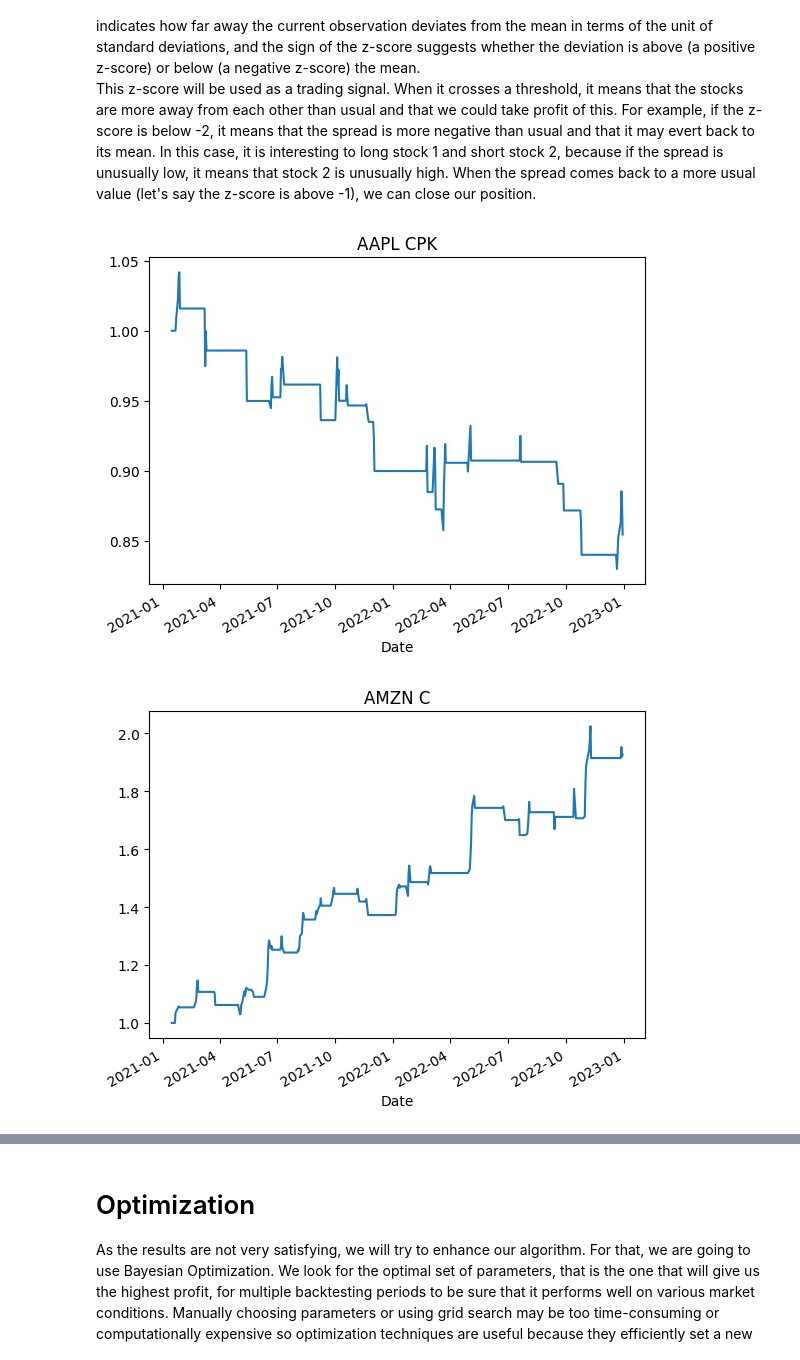
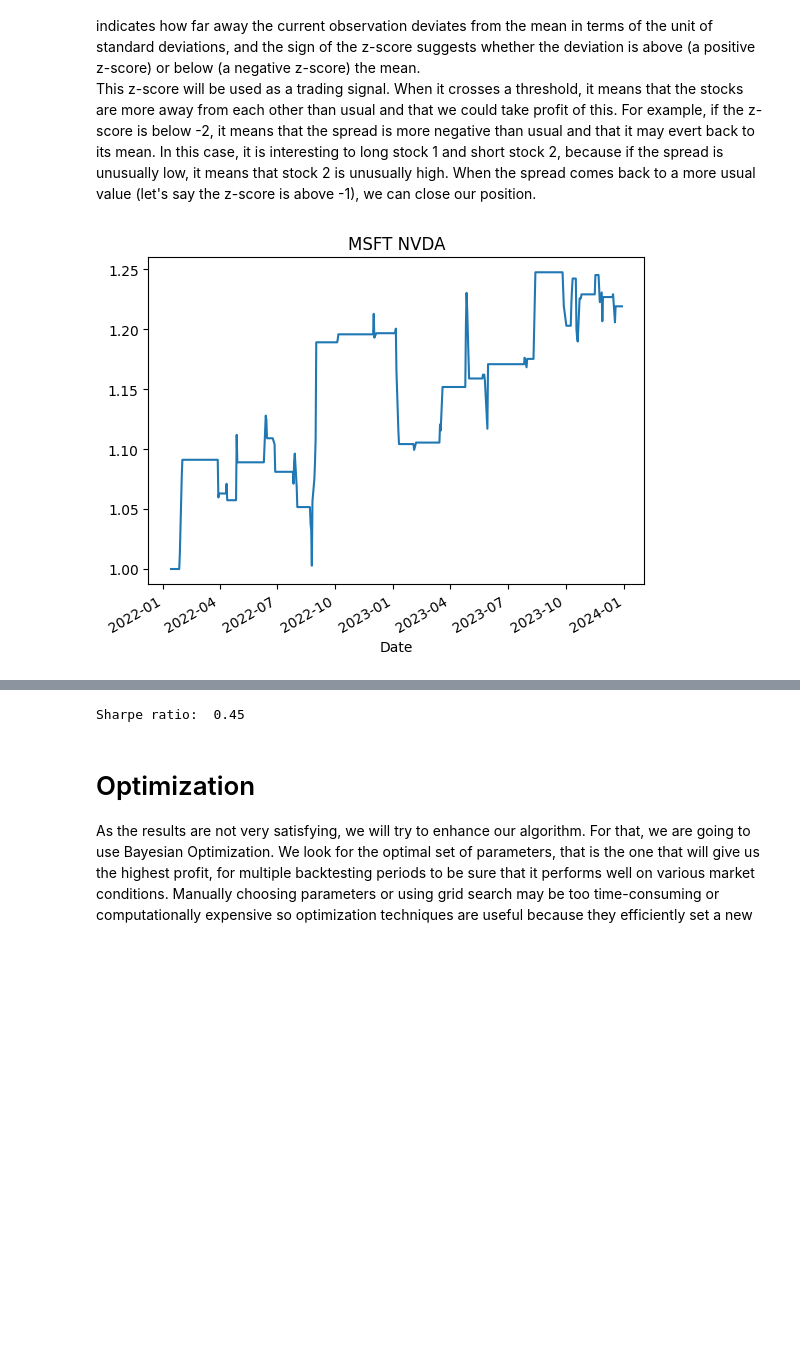
Before and after one commit to Yohann0/Finance, a Jupyter notebook: Pairs trading strategy.ipynb, the cells around one changed output, grey strips where cells are left out. Cells and saved outputs as stored; diff of their text form; code cells hidden in the pictures; blank space fills up the shorter version.

Commit message:
Little modification on Pairs trading strategy. New Momentum trading strategy. New HJM implementation.

```diff
--- a/Pairs trading strategy.ipynb
+++ b/Pairs trading strategy.ipynb
@@ -15,9 +43,9 @@ import matplotlib.pyplot as plt
 # %%
 stocks = ['GOOG', 'MSFT', 'AAPL', 'TSLA', 'META', 'NFLX', 'NVDA', 'AMZN', 'BABA', 'INTC', 'PYPL', 'GM', 'PIO', 'C', 'SUP', 'DIS', 'XLI', 'COKE', 'ELP', 'VZ', 'CPK', 'WCN', 'F', 'WOOD']
-start_date="2021-01-01"
-end_date="2022-12-31"
+start_date_trading="2022-01-01"
+end_date_trading="2023-12-31"
 
-df = yf.download(stocks, start=start_date, end=end_date)['Adj Close']
+df = yf.download(stocks, start=start_date_trading, end=end_date_trading)['Adj Close']
 # %% [output]
 [*********************100%%**********************]  24 of 24 completed
 # %% [markdown]
@@ -71,56 +87,68 @@ coint_stocks
+# %%
+stock1, stock2=stock_pairs[np.array(pvalues).argmin()]
+stock1, stock2= ('MSFT', 'NVDA')
 # %% [markdown]
 For each pair of cointegrated stock, we calculate the residuals of the linear regression between the two stocks. These are the spreads between the two stocks, that are unexplained by the other stock. As the stocks are cointegrated, the spread is a white noise. \
 Then, we standardize the spread using Z-score: $z=\frac{X-\mu}{\sigma}$. It allows us to have a comparable number between stock that have different means and standard deviations. The magnitude of the z-score indicates how far away the current observation deviates from the mean in terms of the unit of standard deviations, and the sign of the z-score suggests whether the deviation is above (a positive z-score) or below (a negative z-score) the mean. \
 This z-score will be used as a trading signal. When it crosses a threshold, it means that the stocks are more away from each other than usual and that we could take profit of this. For example, if the z-score is below -2, it means that the spread is more negative than usual and that it may evert back to its mean. In this case, it is interesting to long stock 1 and short stock 2, because if the spread is unusually low, it means that stock 2 is unusually high. When the spread comes back to a more usual value (let's say the z-score is above -1), we can close our position.
 # %%
-for stock1, stock2 in coint_stocks:
+def sharpe_ratio(df, stock1, stock2, entry_threshold=2, exit_threshold=1, riskfree_rate=.04, plot_cum_returns=True, test_X=None):
     Y = df[stock1]
     X = df[stock2]
     X_with_constant = sm.add_constant(X)
-    model = OLS(Y, X_with_constant).fit() # estimate linear regression coefficients
-    spread = Y - model.predict()
+    model_ols = OLS(Y, X_with_constant).fit() # estimate linear regression coefficients
+    spread = Y - model_ols.predict() # get the residuals
 
     # convert to z score
     # derive a running mean and standard deviation by using a moving window
     window_size = 10
-    spread_mean = spread.rolling(window=window_size).mean()
-    spread_std = spread.rolling(window=window_size).std()
-    zscore = (spread - spread_mean) / spread_std
+    spread_pred = spread.rolling(window=window_size)
+    zscore = (spread - spread_pred.mean()) / spread_pred.std()
 
     # the use of a rolling window makes the first window_size-1 number unusable so we only keep the valid numbers
     first_valid_idx = zscore.first_valid_index()
     zscore = zscore[first_valid_idx:]
     #zscore.plot(figsize=(12,6))
 
-    # set the threshold values for entry and exit signals
-    entry_threshold = 2.0
-    exit_threshold = 1.0
     # initialize the daily positions to be zeros
     stock1_position = pd.Series(data=0, index=zscore.index)
     stock2_position = pd.Series(data=0, index=zscore.index)
     for i in range(1, len(zscore)): # for each day, set up the positions
         if zscore.iloc[i] < -entry_threshold and stock1_position.iloc[i-1] == 0: # if zscore<-2 and no existing long position for stock 1, enter the positions:
             stock1_position.iloc[i] = 1 # long stock 1
             stock2_position.iloc[i] = -1 # short stock 2
-        elif zscore.iloc[i] > entry_threshold and stock2_position.iloc[i-1] == 0: if # zscore>2 and no existing short position for stock 2, enter the positions:
+        elif zscore.iloc[i] > entry_threshold and stock2_position.iloc[i-1] == 0: # if zscore>2 and no existing short position for stock 2, enter the positions:
             stock1_position.iloc[i] = -1 # short stock 1
             stock2_position.iloc[i] = 1 # long stock 2
         elif abs(zscore.iloc[i]) < exit_threshold: # if -1<zscore<1, close the positions
             stock1_position.iloc[i] = 0
             stock2_position.iloc[i] = 0
         else: # if -2<zscore<-1 or 1<zscore<2, maintain positions
             stock1_position.iloc[i] = stock1_position.iloc[i-1]
             stock2_position.iloc[i] = stock2_position.iloc[i-1]
 
     # Calculate returns for each stock
-    stock1_returns = (X[first_valid_idx:].pct_change() * stock1_position.shift(1)).fillna(0) # we use shift method because return is calculated using the position at the end of the previous day
-    stock2_returns = (Y[first_valid_idx:].pct_change() * stock2_position.shift(1)).fillna(0)
+    stock1_returns = (Y[first_valid_idx:].pct_change() * stock1_position.shift(1)).fillna(0) # we use shift method because return is calculated using the position at the end of the previous day
+    stock2_returns = (X[first_valid_idx:].pct_change() * stock2_position.shift(1)).fillna(0)
     # calculate the total returns of the strategy
     total_returns = stock1_returns + stock2_returns
-    cumulative_returns = (1 + total_returns).cumprod()
-    # plot the cumulative returns
-    cumulative_returns.plot(title=stock1+" "+stock2)
-    plt.show()
+    if plot_cum_returns:
+        cumulative_returns = (1 + total_returns).cumprod()
+        # plot the cumulative returns
+        cumulative_returns.plot(title=stock1+" "+stock2)
+        plt.show()
+
+    annualized_return = (1 + total_returns).prod()** (252/Y[first_valid_idx:].shape[0])-1
+    # calculate annualized volatility
+    annualized_vol = total_returns.std()*(252**0.5)
+    if annualized_vol==0:
+        annualized_vol = 100
+    # calculate Sharpe ratio
+    sharpe_ratio = (annualized_return - riskfree_rate) / annualized_vol
+    return sharpe_ratio
+
+#for stock1, stock2 in coint_stocks:
+#    print(sharpe_ratio(stock1, stock2))
+print("Sharpe ratio: ", round(sharpe_ratio(df, stock1, stock2),2))
 # %% [output]
-[figure, old version]
+[figure, new version]
-[figure, removed]
@@ -131,3 +155,4 @@ for stock1, stock2 in coint_stocks:
+Sharpe ratio:  0.45
 # %% [markdown]
 # Optimization
 As the results are not very satisfying, we will try to enhance our algorithm. For that, we are going to use Bayesian Optimization.
```
Also changed, not shown: parts of 35 cells of this notebook, 2 other files.
